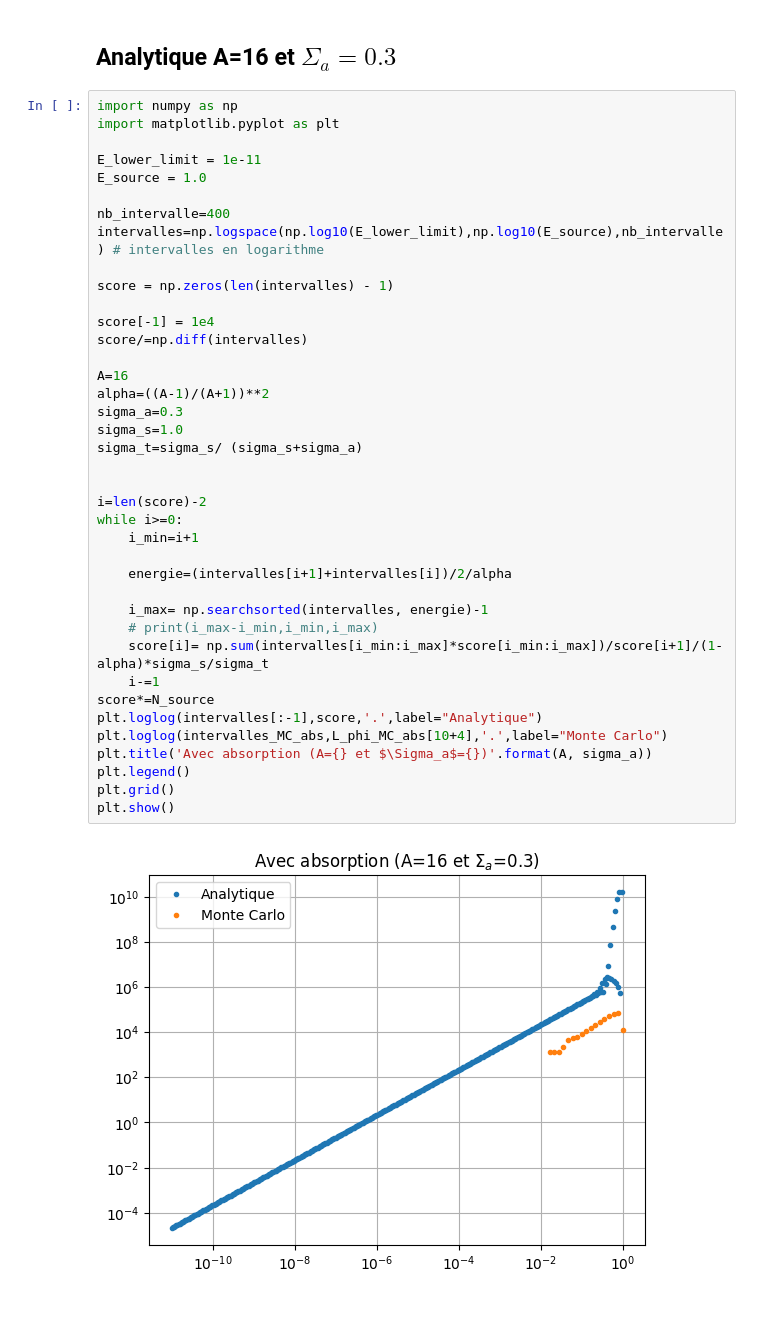
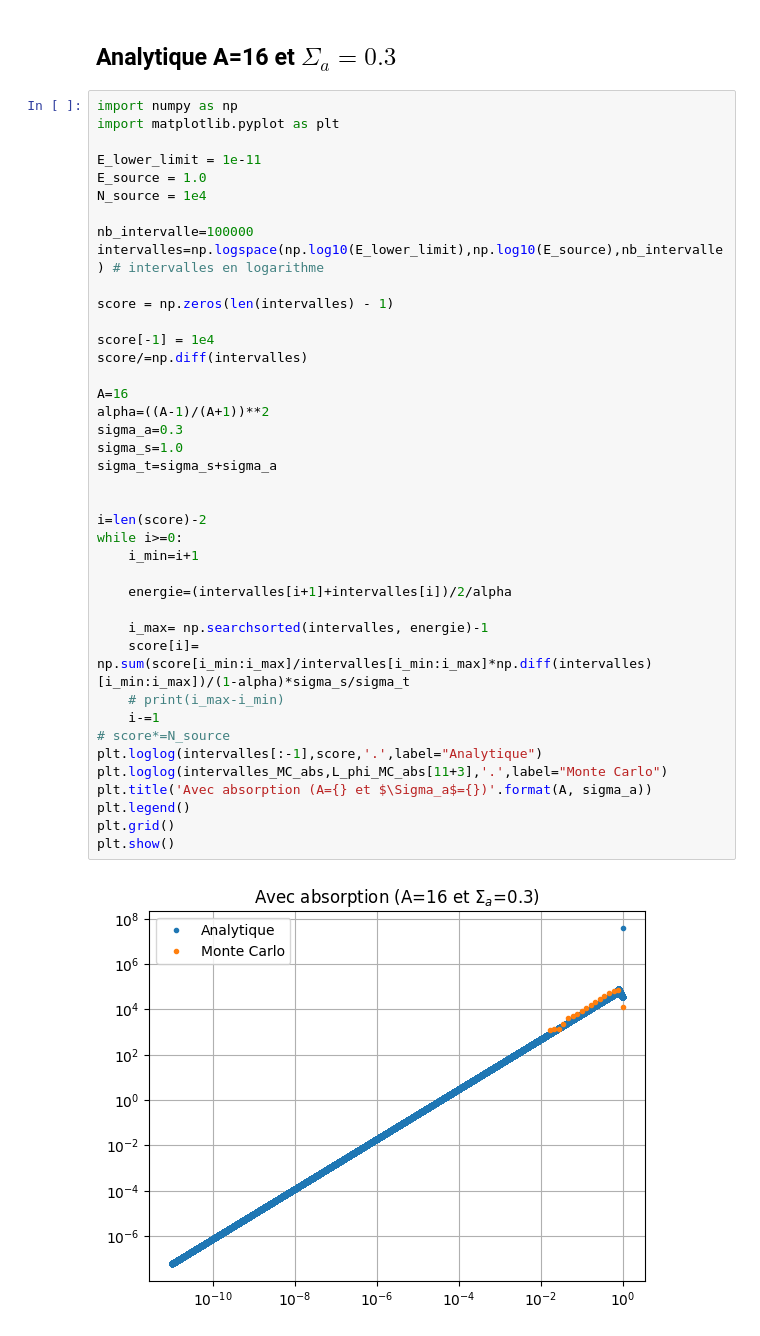
Before and after one commit to atlantis294/neutronic-ensta, a Jupyter notebook: exercices/04_ralentissement.ipynb, the cells around one changed output. Saved outputs shown, nothing was run; the diff lists cells and outputs as text.

```diff
--- a/exercices/04_ralentissement.ipynb
+++ b/exercices/04_ralentissement.ipynb
@@ -427,38 +467,39 @@ import matplotlib.pyplot as plt
 
 E_lower_limit = 1e-11
 E_source = 1.0
+N_source = 1e4
 
-nb_intervalle=400
+nb_intervalle=100000
 intervalles=np.logspace(np.log10(E_lower_limit),np.log10(E_source),nb_intervalle) # intervalles en logarithme
 
 score = np.zeros(len(intervalles) - 1)
 
 score[-1] = 1e4
 score/=np.diff(intervalles)
 
 A=16
 alpha=((A-1)/(A+1))**2
 sigma_a=0.3
 sigma_s=1.0
-sigma_t=sigma_s/ (sigma_s+sigma_a)
+sigma_t=sigma_s+sigma_a
 
 
 i=len(score)-2
 while i>=0:
     i_min=i+1
 
     energie=(intervalles[i+1]+intervalles[i])/2/alpha
 
     i_max= np.searchsorted(intervalles, energie)-1
-    # print(i_max-i_min,i_min,i_max)
-    score[i]= np.sum(intervalles[i_min:i_max]*score[i_min:i_max])/score[i+1]/(1-alpha)*sigma_s/sigma_t
+    score[i]= np.sum(score[i_min:i_max]/intervalles[i_min:i_max]*np.diff(intervalles)[i_min:i_max])/(1-alpha)*sigma_s/sigma_t
+    # print(i_max-i_min)
     i-=1
-score*=N_source
+# score*=N_source
 plt.loglog(intervalles[:-1],score,'.',label="Analytique")
-plt.loglog(intervalles_MC_abs,L_phi_MC_abs[10+4],'.',label="Monte Carlo")
+plt.loglog(intervalles_MC_abs,L_phi_MC_abs[11+3],'.',label="Monte Carlo")
 plt.title('Avec absorption (A={} et $\Sigma_a$={})'.format(A, sigma_a))
 plt.legend()
 plt.grid()
 plt.show()
 # %% [output]
-[figure, old version]
+[figure, new version]
```
Also changed, not shown: parts of 2 cells of this notebook.
